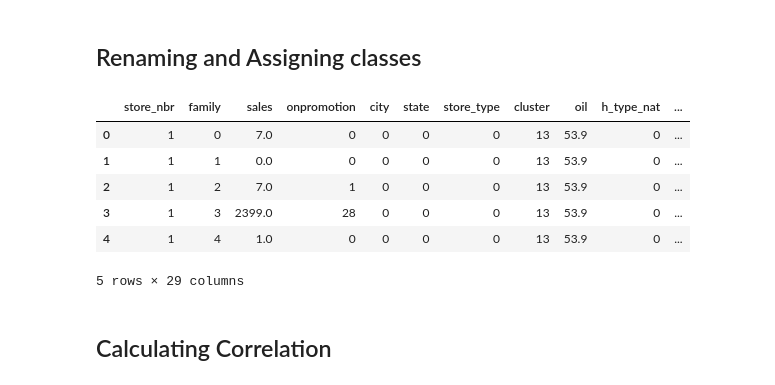
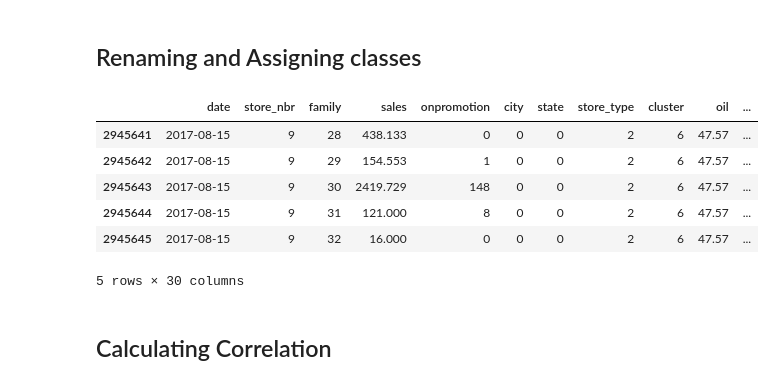
Before and after one commit to Crashprn/KaggleComps, a Jupyter notebook: Store_Sales/data_preprocessing.ipynb, the cells around one changed output. Drawn from its saved outputs; the diff is of its cells as text; code cells hidden in the pictures.

Commit message:
Implemented LSTM for Store Sales

```diff
--- a/Store_Sales/data_preprocessing.ipynb
+++ b/Store_Sales/data_preprocessing.ipynb
@@ -29,10 +29,13 @@ holidays_db = pd.read_csv(os.path.join(data_dir, "holidays_events.csv"))
 local_holidays_db = holidays_db[holidays_db['locale'] == 'Local']
 local_holidays_db = holidays_db.rename(columns={'locale_name': 'city', 'type': 'h_type_loc', 'description': 'h_description_loc', 'transferred': 'h_transferred_loc'})
 local_holidays_db = local_holidays_db.drop(columns=['locale'])
+local_holidays_db = local_holidays_db.groupby(['date']).first().reset_index()
 
 national_holidays_db = holidays_db[holidays_db['locale'] == 'National']
 national_holidays_db = national_holidays_db.rename(columns={'type': 'h_type_nat', 'description': 'h_description_nat', 'transferred': 'h_transferred_nat'})
 national_holidays_db = national_holidays_db.drop(columns=['locale', 'locale_name'])
+national_holidays_db = national_holidays_db.groupby(['date']).first().reset_index()
+
 
 transactions_db = pd.read_csv(os.path.join(data_dir, "transactions.csv"))
 
@@ -40,7 +43,6 @@ db = info_db.merge(store_db, on="store_nbr", how="left")
 
 db = db.merge(oil_db, on="date", how="left")
 db['dcoilwtico'] = db['dcoilwtico'].fillna(method='bfill')
-
 
 db = db.merge(national_holidays_db, on="date", how="left")
 db['h_type_nat'] = db['h_type_nat'].fillna('no_holiday')
@@ -52,7 +54,6 @@ db['h_type_loc'] = db['h_type_loc'].fillna('no_holiday')
 db['h_description_loc'] = db['h_description_loc'].fillna('no_holiday')
 db['h_transferred_loc'] = db['h_transferred_loc'].fillna('no_holiday')
 
-
 db = db.merge(transactions_db, on=["date", "store_nbr"], how="left")
 db['transactions'] = db['transactions'].fillna(0)
 
@@ -63,7 +64,7 @@ db['month'] = pd.to_datetime(db['date']).dt.month
 db['day'] = pd.to_datetime(db['date']).dt.day
 db['day_of_week'] = db['date'].dt.dayofweek
 
-db = db[db['date'] >= '2017-02-01']
+db = db[db['date'] >= '2013-02-01']
 
 group = ['family', 'day_of_week', 'store_nbr']
 cols = ['sales', 'transactions']
@@ -102,9 +103,6 @@ db = db.merge(rolling_db, on=['date','store_nbr', 'family'], how='left')
 
 db = db.sort_index()
 db = db.drop(columns='transactions')
-
-
-db = db.drop(columns=["date"])
 # %%
 display(db.head(20))
 display(db.info())
@@ -150,34 +148,36 @@ None
 # %%
 col_rename = {
     'dcoilwtico': 'oil',
     'type': 'store_type',
 }
 
 db = db.rename(columns=col_rename)
 
 col_str_to_class_label = {}
 
 for col in db.columns:
     # skip if the column is numeric
     if is_numeric_dtype(db[col]):
         continue
+    elif col == 'date':
+        continue
     str_to_class = {}
     for i, val in enumerate(db[col].unique()):
         str_to_class[val] = i
     col_str_to_class_label[col] = str_to_class
 
 for col, dict in col_str_to_class_label.items():
     db[col] = db[col].map(dict)
 
-display(db.head())
+display(db.tail())
 # %% [output]
-|  | store_nbr | family | sales | onpromotion | city | state | store_type | cluster | oil | h_type_nat | ... |
-| 0 | 1 | 0 | 7.0 | 0 | 0 | 0 | 0 | 13 | 53.9 | 0 | ... |
-| 1 | 1 | 1 | 0.0 | 0 | 0 | 0 | 0 | 13 | 53.9 | 0 | ... |
-| 2 | 1 | 2 | 7.0 | 1 | 0 | 0 | 0 | 13 | 53.9 | 0 | ... |
-| 3 | 1 | 3 | 2399.0 | 28 | 0 | 0 | 0 | 13 | 53.9 | 0 | ... |
-| 4 | 1 | 4 | 1.0 | 0 | 0 | 0 | 0 | 13 | 53.9 | 0 | ... |
+|  | date | store_nbr | family | sales | onpromotion | city | state | store_type | cluster | oil | ... |
+| 2945641 | 2017-08-15 | 9 | 28 | 438.133 | 0 | 0 | 0 | 2 | 6 | 47.57 | ... |
+| 2945642 | 2017-08-15 | 9 | 29 | 154.553 | 1 | 0 | 0 | 2 | 6 | 47.57 | ... |
+| 2945643 | 2017-08-15 | 9 | 30 | 2419.729 | 148 | 0 | 0 | 2 | 6 | 47.57 | ... |
+| 2945644 | 2017-08-15 | 9 | 31 | 121.000 | 8 | 0 | 0 | 2 | 6 | 47.57 | ... |
+| 2945645 | 2017-08-15 | 9 | 32 | 16.000 | 0 | 0 | 0 | 2 | 6 | 47.57 | ... |
-5 rows × 29 columns
+5 rows × 30 columns
 # %% [markdown]
 ## Calculating Correlation
 # %%
```
Also changed, not shown: parts of 3 cells of this notebook, 1 other file.
